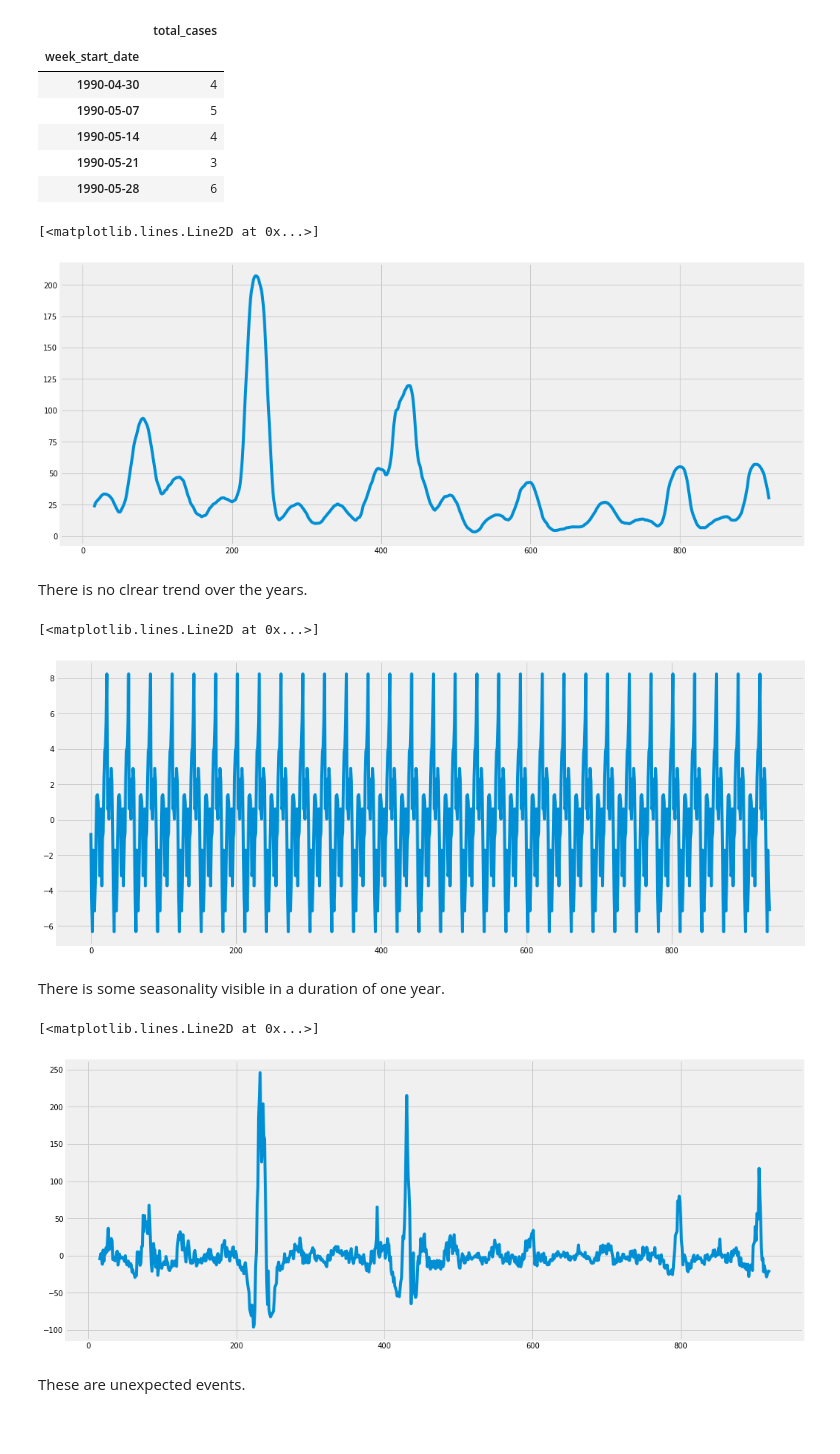
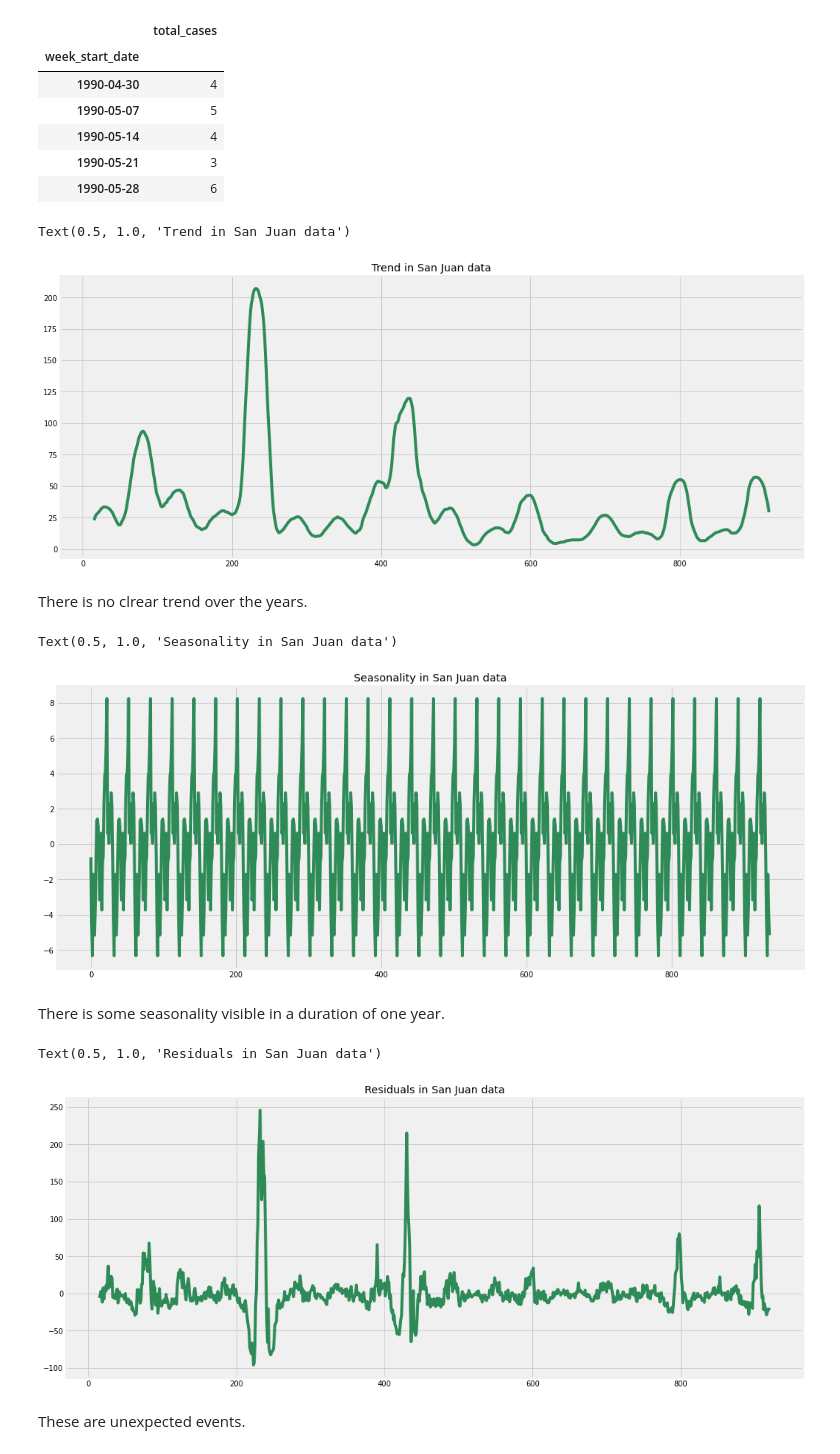
Before and after one commit to Mjcherono/Final_disease_prediction, a Jupyter notebook: final_disease_Spread.ipynb, the cells around one changed output. Drawn from its saved outputs; the diff is of its cells as text; code cells hidden in the pictures; blank space fills up the shorter version.

```diff
--- a/final_disease_Spread.ipynb
+++ b/final_disease_Spread.ipynb
@@ -33,7 +33,7 @@ import seaborn as sns
 # %%
 #train
 
-train=pd.read_csv("/content/dengue_features_train (1).csv")
+train=pd.read_csv("/content/dengue_features_train.csv")
 # %%
 #preview of the head
 
@@ -1551,29 +1551,32 @@ from statsmodels.tsa.seasonal import seasonal_decompose
 result = seasonal_decompose(sj['total_cases'], model='additive',freq=30)
 
 plt.figure(figsize=(16,7))
-plt.plot(result.trend)
+plt.plot(result.trend,color='seagreen')
+plt.title('Trend in San Juan data')
 # %% [output]
-[<matplotlib.lines.Line2D at 0x...>]
+Text(0.5, 1.0, 'Trend in San Juan data')
-[figure, old version]
+[figure, new version]
 # %% [markdown]
 There is no clrear trend over the years.
 # %%
 #Seasonality
 
 plt.figure(figsize=(16,7))
-plt.plot(result.seasonal)
+plt.plot(result.seasonal,color='seagreen')
+plt.title('Seasonality in San Juan data')
 # %% [output]
-[<matplotlib.lines.Line2D at 0x...>]
+Text(0.5, 1.0, 'Seasonality in San Juan data')
-[figure, old version]
+[figure, new version]
 # %% [markdown]
 There is some seasonality visible in a duration of one year.
 # %%
 #Residuals
 plt.figure(figsize=(16,7))
-plt.plot(result.resid)
+plt.plot(result.resid,color='seagreen')
+plt.title('Residuals in San Juan data')
 # %% [output]
-[<matplotlib.lines.Line2D at 0x...>]
+Text(0.5, 1.0, 'Residuals in San Juan data')
-[figure, old version]
+[figure, new version]
 # %% [markdown]
 These are unexpected events.
 # %% [markdown]
```
Also changed, not shown: parts of 56 cells of this notebook.
